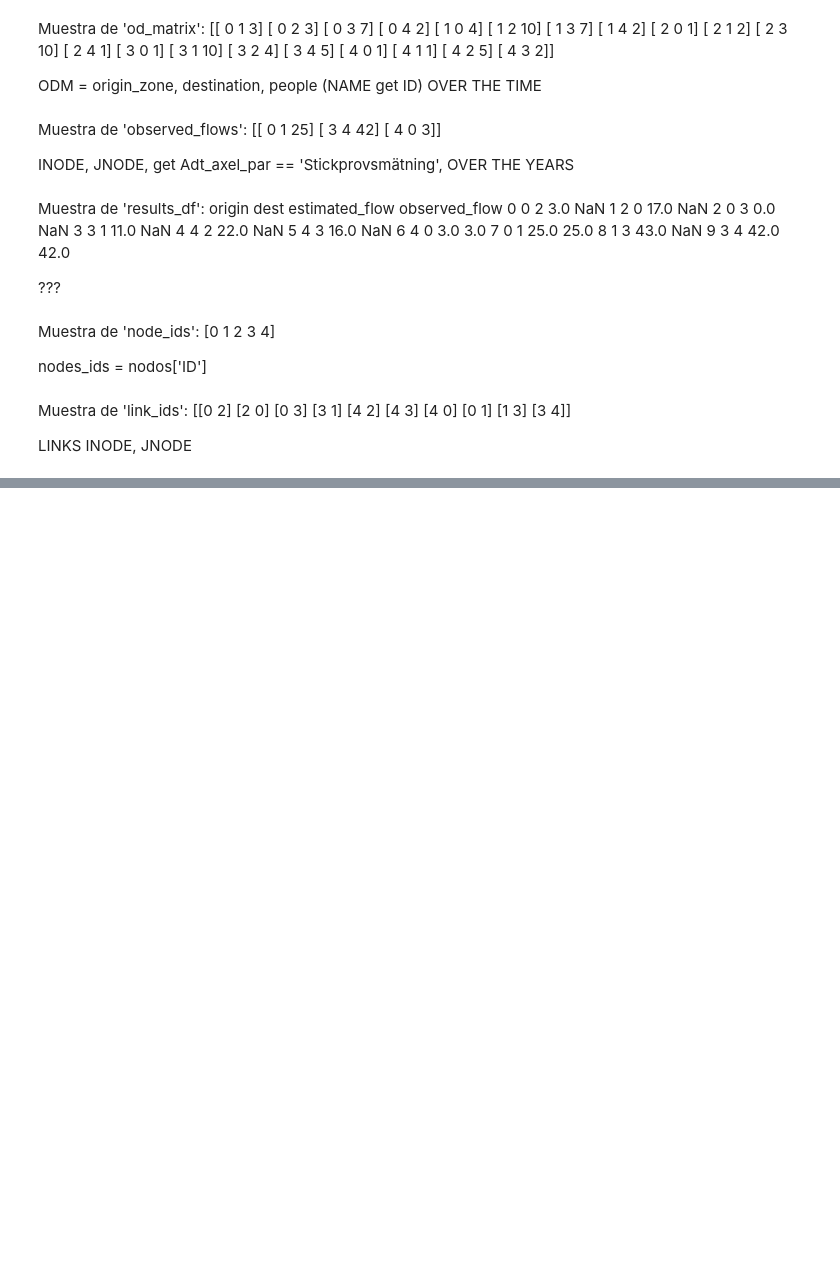
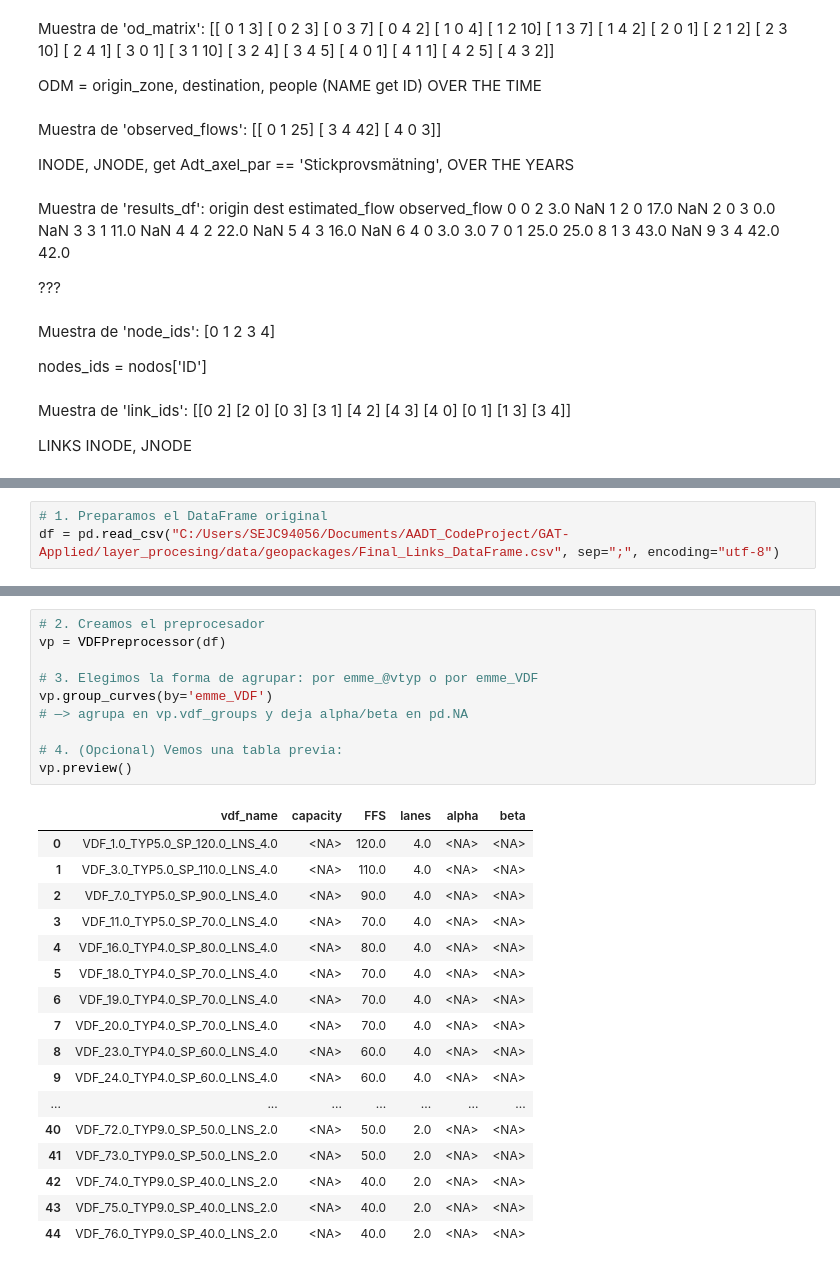
Before and after one commit to jeclareyes/GAT-Applied, a Jupyter notebook: data/notebook.ipynb, the cells around one changed output, grey strips where cells are left out. Saved outputs shown, nothing was run; the diff lists cells and outputs as text; blank space fills up the shorter version.

```diff
--- a/data/notebook.ipynb
+++ b/data/notebook.ipynb
@@ -196,0 +339,3 @@ Muestra de 'link_ids': [[0 2]
+# %%
+# 1. Preparamos el DataFrame original
+df = pd.read_csv("C:/Users/SEJC94056/Documents/AADT_CodeProject/GAT-Applied/layer_procesing/data/geopackages/Final_Links_DataFrame.csv", sep=";", encoding="utf-8")
@@ -196,0 +351,28 @@ Muestra de 'link_ids': [[0 2]
+# %%
+# 2. Creamos el preprocesador
+vp = VDFPreprocessor(df)
+
+# 3. Elegimos la forma de agrupar: por emme_@vtyp o por emme_VDF
+vp.group_curves(by='emme_VDF')
+# —> agrupa en vp.vdf_groups y deja alpha/beta en pd.NA
+
+# 4. (Opcional) Vemos una tabla previa:
+vp.preview()
+# %% [output]
+|  | vdf_name | capacity | FFS | lanes | alpha | beta |
+| 0 | VDF_1.0_TYP5.0_SP_120.0_LNS_4.0 | <NA> | 120.0 | 4.0 | <NA> | <NA> |
+| 1 | VDF_3.0_TYP5.0_SP_110.0_LNS_4.0 | <NA> | 110.0 | 4.0 | <NA> | <NA> |
+| 2 | VDF_7.0_TYP5.0_SP_90.0_LNS_4.0 | <NA> | 90.0 | 4.0 | <NA> | <NA> |
+| 3 | VDF_11.0_TYP5.0_SP_70.0_LNS_4.0 | <NA> | 70.0 | 4.0 | <NA> | <NA> |
+| 4 | VDF_16.0_TYP4.0_SP_80.0_LNS_4.0 | <NA> | 80.0 | 4.0 | <NA> | <NA> |
+| 5 | VDF_18.0_TYP4.0_SP_70.0_LNS_4.0 | <NA> | 70.0 | 4.0 | <NA> | <NA> |
+| 6 | VDF_19.0_TYP4.0_SP_70.0_LNS_4.0 | <NA> | 70.0 | 4.0 | <NA> | <NA> |
+| 7 | VDF_20.0_TYP4.0_SP_70.0_LNS_4.0 | <NA> | 70.0 | 4.0 | <NA> | <NA> |
+| 8 | VDF_23.0_TYP4.0_SP_60.0_LNS_4.0 | <NA> | 60.0 | 4.0 | <NA> | <NA> |
+| 9 | VDF_24.0_TYP4.0_SP_60.0_LNS_4.0 | <NA> | 60.0 | 4.0 | <NA> | <NA> |
+| ... | ... | ... | ... | ... | ... | ... |
+| 40 | VDF_72.0_TYP9.0_SP_50.0_LNS_2.0 | <NA> | 50.0 | 2.0 | <NA> | <NA> |
+| 41 | VDF_73.0_TYP9.0_SP_50.0_LNS_2.0 | <NA> | 50.0 | 2.0 | <NA> | <NA> |
+| 42 | VDF_74.0_TYP9.0_SP_40.0_LNS_2.0 | <NA> | 40.0 | 2.0 | <NA> | <NA> |
+| 43 | VDF_75.0_TYP9.0_SP_40.0_LNS_2.0 | <NA> | 40.0 | 2.0 | <NA> | <NA> |
+| 44 | VDF_76.0_TYP9.0_SP_40.0_LNS_2.0 | <NA> | 40.0 | 2.0 | <NA> | <NA> |
```
Also changed, not shown: parts of 19 cells of this notebook, 21 other files.
